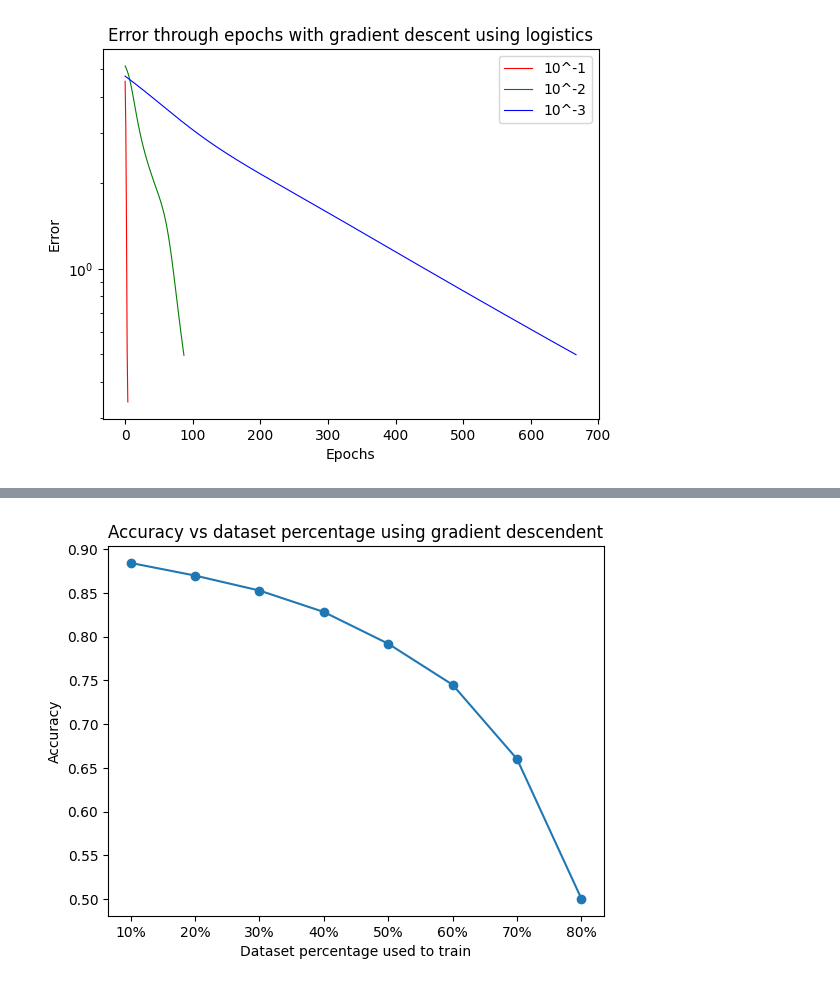
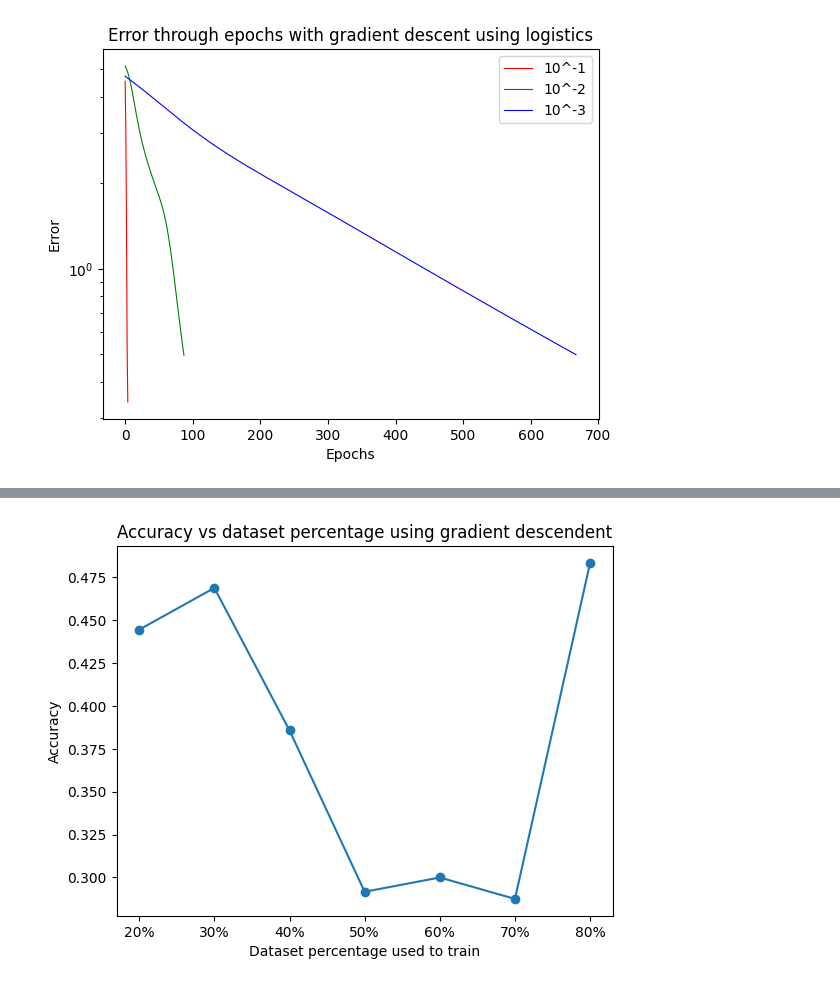
Before and after one commit to ichayer/sia, a Jupyter notebook: tp3/ejercicio3b.ipynb, the cells around one changed output, grey strips where cells are left out. Drawn from its saved outputs; the diff is of its cells as text; code cells hidden in the pictures.

```diff
--- a/tp3/ejercicio3b.ipynb
+++ b/tp3/ejercicio3b.ipynb
@@ -211,49 +235,29 @@ dataset_input = [vector[i : i + 35] for i in range(0, len(vector), 35)]
 
 dataset_outputs = [[1], [-1], [1], [-1], [1], [-1], [1], [-1], [1], [-1]]
 
-perceptrons_by_layer = [35, 15, 15, 1]
-perceptrons = []
-
-for p in perceptrons_by_layer:
-    nl = [0] * p
-    perceptrons.append(nl)
-
-for i in range(len(perceptrons_by_layer)):
-    for j in range(perceptrons_by_layer[i]):
-        if i == 0:
-            perceptrons[i][j] = Perceptron(
-                initial_weights=np.random.random(len(dataset_input[0]) + 1) * 0.8
-                - 0.4,
-                theta_func=config.theta,
-            )
-        else:
-            perceptrons[i][j] = Perceptron(
-                initial_weights=np.random.random(perceptrons_by_layer[i - 1] + 1)
-                * 0.8
-                - 0.4,
-                theta_func=config.theta,
-            )
-
-run_ids_dataset_percentages = ['10%','20%','30%','40%', '50%', '60%', '70%', '80%']
+run_ids_dataset_percentages = ['20%','30%','40%', '50%', '60%', '70%', '80%']
 total_input = len(dataset_input)
 results=[]
-for k in range(0, 100):
+accuracy_results = []
+for k in range(0, 50):
+    print(k)
+    print("th iterationNNNNNNNNNNNNNNNNNNNNNNNNNNNNNNNNNNNNNNNNNNNNNNNNNNNNNNNNNNNNN")
     accuracy_results = []
     for(i, dataset_percentage) in enumerate(run_ids_dataset_percentages):
-        i+=1
+        l = (i+1)
         ok = 0
-        multilayer_perceptron_parity = MultilayerPerceptron(perceptrons, GradientDescent())
+        multilayer_perceptron_parity = get_multilayer(GradientDescent(), [35, 15, 15, 1])
         training_results = train_multilayer_perceptron(
             multilayer_perceptron=multilayer_perceptron_parity,
-            dataset=dataset_input[:i],
-            dataset_outputs=dataset_outputs[:i],
+            dataset=dataset_input[:l],
+            dataset_outputs=dataset_outputs[:l],
             config=config,
         )
 
         evaluation_results = evaluate_multilayer_perceptron(
             multilayer_perceptron=multilayer_perceptron_parity,
-            dataset=dataset_input[i:],
-            dataset_outputs=dataset_outputs[i:],
+            dataset=dataset_input[l:],
+            dataset_outputs=dataset_outputs[l:],
             error_func=config.error_func,
             print_output=True,
             acceptable_error=config.acceptable_error,
@@ -267,11 +271,13 @@ for k in range(0, 100):
             input = "Par" if 0 <= network_expected[j][0] <= 1 else "Impar"
             if output == input:
                 ok += 1
-            print("Network thinks that ", output, "is the output and it is ", input, "value", network_output[j][0])
-        accuracy_results.append(ok/(total_input-i))
+            # print("Network thinks that ", output, "is the output and it is ", input, "value", network_output[j][0])
+        accuracy_results.append(ok/(total_input-l))
     results.append(accuracy_results)
+    print(results)
 
 average = np.average(results, axis=0)
+print(average)
 
 plt.figure()
 plt.plot(run_ids_dataset_percentages, average, '-o')
@@ -300 +306 @@ Network thinks that  Par is the output and it is  Impar value 0.9773694007367573
-[figure, old version]
+[figure, new version]
```
Also changed, not shown: parts of 5 cells of this notebook.
